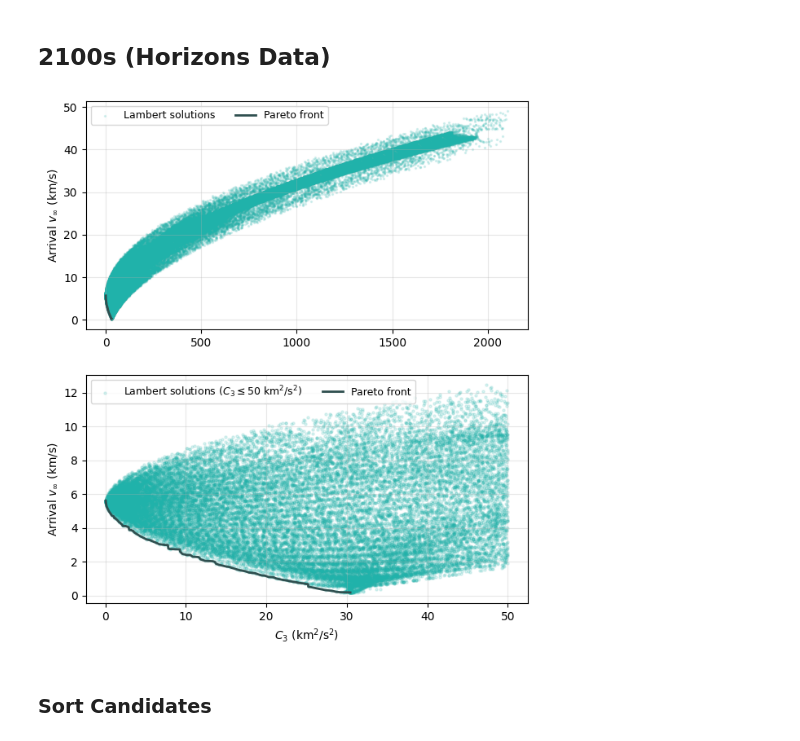
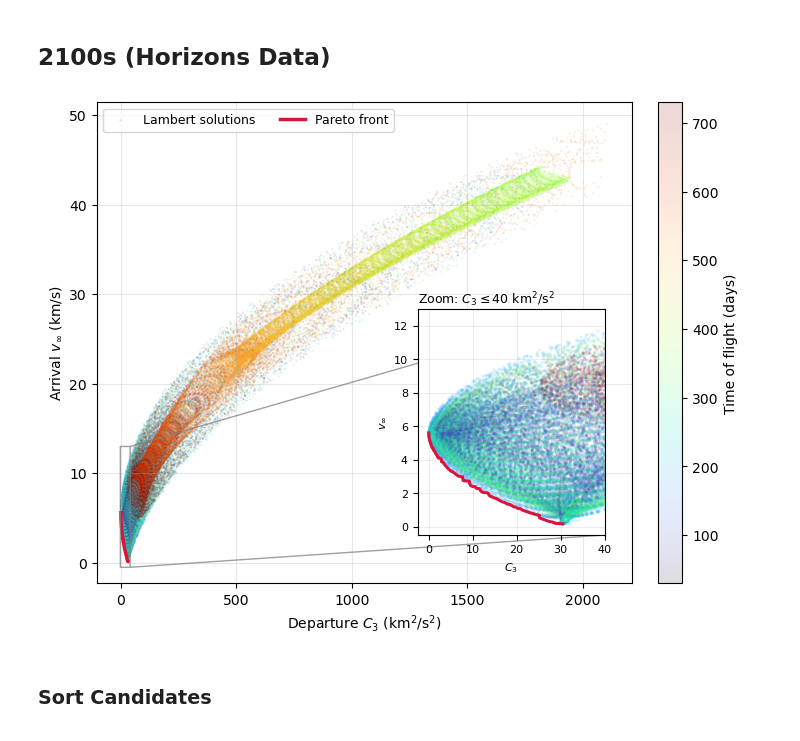
Before and after one commit to shami-momo/Workspace, a Jupyter notebook: lambert_project/lambert.ipynb, the cells around one changed output. Drawn from its saved outputs; the diff is of its cells as text; code cells hidden in the pictures.

```diff
--- a/lambert_project/lambert.ipynb
+++ b/lambert_project/lambert.ipynb
@@ -242,61 +221,98 @@ result_2100_df = pd.DataFrame(result_2100)
 pareto_2100_df = get_pareto_front(result_2100_df)
 low_c3_2100 = result_2100_df.query("c3_km2_s2 <= 50")
 # %%
-fig, (ax1, ax2) = plt.subplots(2, 1, figsize=(7, 8))
+fig, ax1 = plt.subplots(figsize=(7, 5.4), constrained_layout=True)
 
-ax1.scatter(
+# 전체 탐색 공간
+sc = ax1.scatter(
     result_2100_df["c3_km2_s2"],
     result_2100_df["vinf_arr_km_s"],
+    c=result_2100_df["tof_days"],
+    cmap="turbo",
     s=2,
-    color="lightseagreen",
     alpha=0.15,
+    edgecolors="none",
+    rasterized=True,
     label="Lambert solutions",
+    zorder=1,
 )
 
 ax1.plot(
     pareto_2100_df["c3_km2_s2"],
     pareto_2100_df["vinf_arr_km_s"],
-    color="darkslategray",
-    linewidth=2,
+    color="crimson",
+    linewidth=2.5,
     label="Pareto front",
+    zorder=3,
 )
 
+ax1.set_xlabel(r"Departure $C_3$ (km$^2$/s$^2$)")
 ax1.set_ylabel(r"Arrival $v_\infty$ (km/s)")
-ax1.legend(ncol=2, fontsize=9)
+ax1.legend(ncol=2, fontsize=9, loc="upper left")
 ax1.grid(alpha=0.3)
+
+# 확대창: [왼쪽, 아래, 너비, 높이] — 모두 ax1 내부 비율
+ax2 = ax1.inset_axes([0.6, 0.10, 0.35, 0.47])
+ax2.set_facecolor("white")
 
 ax2.scatter(
     low_c3_2100["c3_km2_s2"],
     low_c3_2100["vinf_arr_km_s"],
+    c=low_c3_2100["tof_days"],
+    cmap="turbo",
     s=5,
-    color="lightseagreen",
     alpha=0.15,
-    label=r"Lambert solutions ($C_3 \leq 50$ km$^2$/s$^2$)",
+    edgecolors="none",
+    rasterized=True,
+    zorder=1,
 )
+
+pareto_low = pareto_2100_df[
+    pareto_2100_df["c3_km2_s2"] <= 40
+]
 
 ax2.plot(
     pareto_2100_df["c3_km2_s2"],
     pareto_2100_df["vinf_arr_km_s"],
-    color="darkslategray",
-    linewidth=2,
-    label="Pareto front",
+    color="crimson",
+    linewidth=2.2,
+    zorder=3,
 )
 
-ax2.set_xlabel(r"$C_3$ (km$^2$/s$^2$)")
-ax2.set_ylabel(r"Arrival $v_\infty$ (km/s)")
-ax2.legend(ncol=2, fontsize=9)
-ax2.grid(alpha=0.3)
+ax2.set_xlim(-2.5, 40)
+ax2.set_ylim(-0.5, 13)
+ax2.set_title(
+    r"Zoom: $C_3 \leq 40$ km$^2$/s$^2$",
+    loc="left",
+    fontsize=9,
+    pad=4,
+)
+
+ax2.set_xlabel(r"$C_3$", fontsize=8)
+ax2.set_ylabel(r"$v_\infty$", fontsize=8)
+ax2.tick_params(labelsize=8)
+ax2.grid(alpha=0.22)
+
+# 확대 대상 영역 사각형과 연결선
+ax1.indicate_inset_zoom(
+    ax2,
+    edgecolor="gray",
+    alpha=0.75,
+    linewidth=1,
+)
+
+fig.colorbar(sc, ax=ax1, label="Time of flight (days)")
 
 fig.savefig(
     "v_c3_2100.webp",
     format="webp",
     dpi=220,
     bbox_inches="tight",
 )
 
 plt.show()
 # %% [output]
-[figure, old version]
+[figure, new version]
 # %% [markdown]
 ### Sort Candidates
 # %%
```
Also changed, not shown: parts of 1 cell of this notebook, 3 other files.
